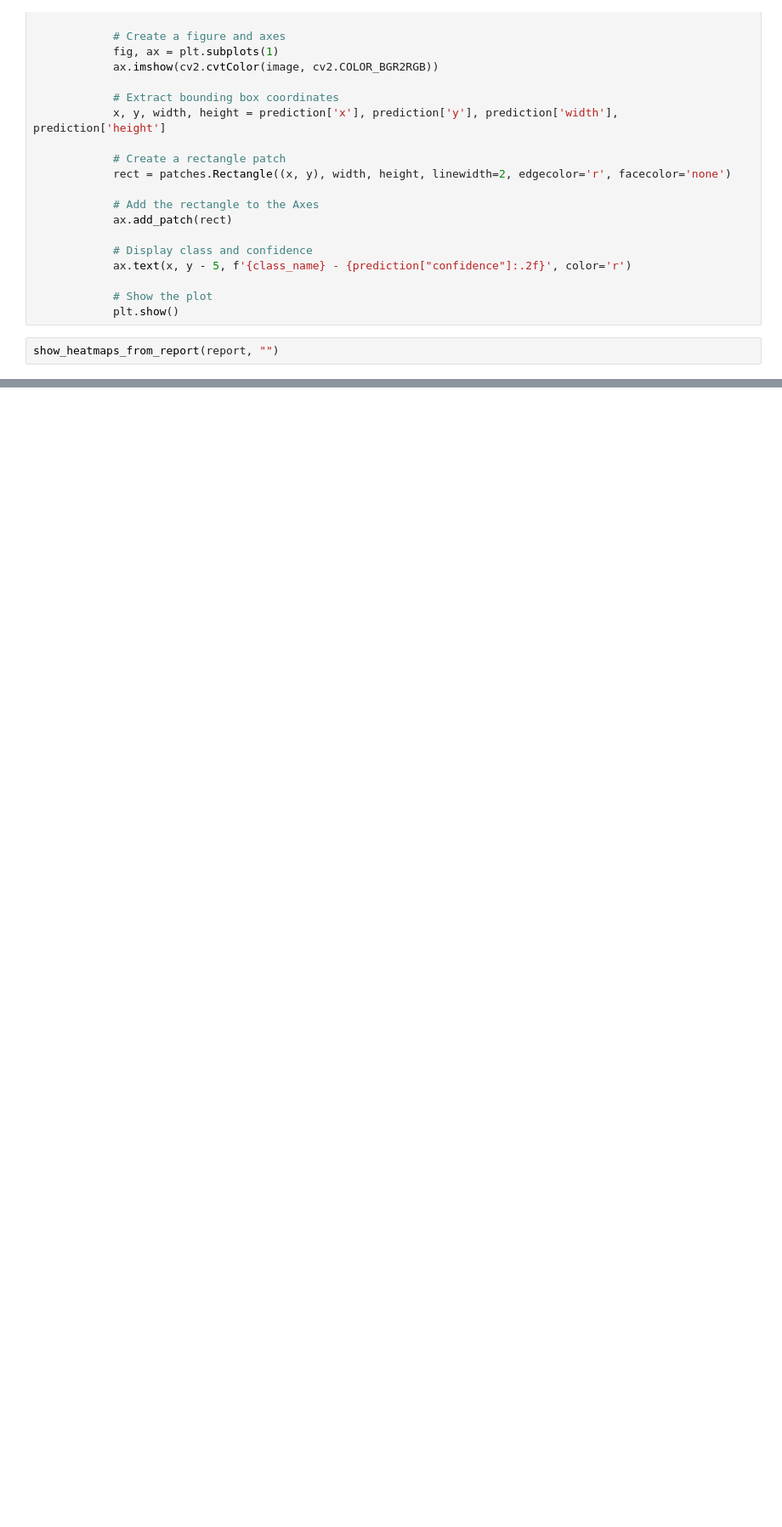
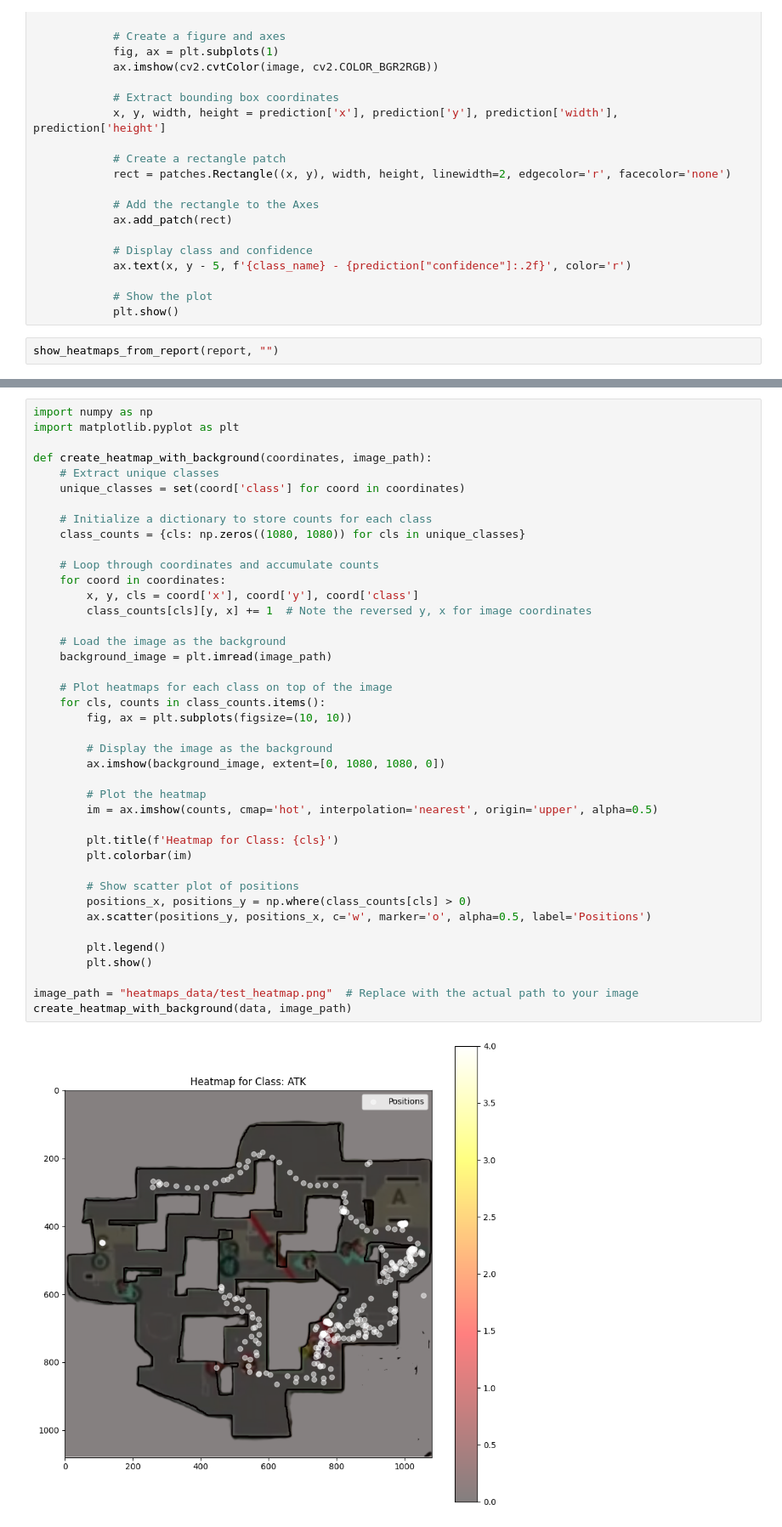
Before and after one commit to mariusBRM/M8_Valorant, a Jupyter notebook: heat_map.ipynb, the cells around one changed output, grey strips where cells are left out. Shown: that part at 85% size. Cells and saved outputs as stored; diff of their text form; blank space fills up the shorter version.

```diff
--- a/heat_map.ipynb
+++ b/heat_map.ipynb
@@ -176,0 +214,43 @@ create_heatmap(coordinates)
+# %%
+import numpy as np
+import matplotlib.pyplot as plt
+
+def create_heatmap_with_background(coordinates, image_path):
+    # Extract unique classes
+    unique_classes = set(coord['class'] for coord in coordinates)
+
+    # Initialize a dictionary to store counts for each class
+    class_counts = {cls: np.zeros((1080, 1080)) for cls in unique_classes}
+
+    # Loop through coordinates and accumulate counts
+    for coord in coordinates:
+        x, y, cls = coord['x'], coord['y'], coord['class']
+        class_counts[cls][y, x] += 1  # Note the reversed y, x for image coordinates
+
+    # Load the image as the background
+    background_image = plt.imread(image_path)
+
+    # Plot heatmaps for each class on top of the image
+    for cls, counts in class_counts.items():
+        fig, ax = plt.subplots(figsize=(10, 10))
+
+        # Display the image as the background
+        ax.imshow(background_image, extent=[0, 1080, 1080, 0])
+
+        # Plot the heatmap
+        im = ax.imshow(counts, cmap='hot', interpolation='nearest', origin='upper', alpha=0.5)
+
+        plt.title(f'Heatmap for Class: {cls}')
+        plt.colorbar(im)
+
+        # Show scatter plot of positions
+        positions_x, positions_y = np.where(class_counts[cls] > 0)
+        ax.scatter(positions_y, positions_x, c='w', marker='o', alpha=0.5, label='Positions')
+
+        plt.legend()
+        plt.show()
+
+image_path = "heatmaps_data/test_heatmap.png"  # Replace with the actual path to your image
+create_heatmap_with_background(data, image_path)
+# %% [output]
+[figure, added]
```
Also changed, not shown: parts of 10 cells of this notebook.
